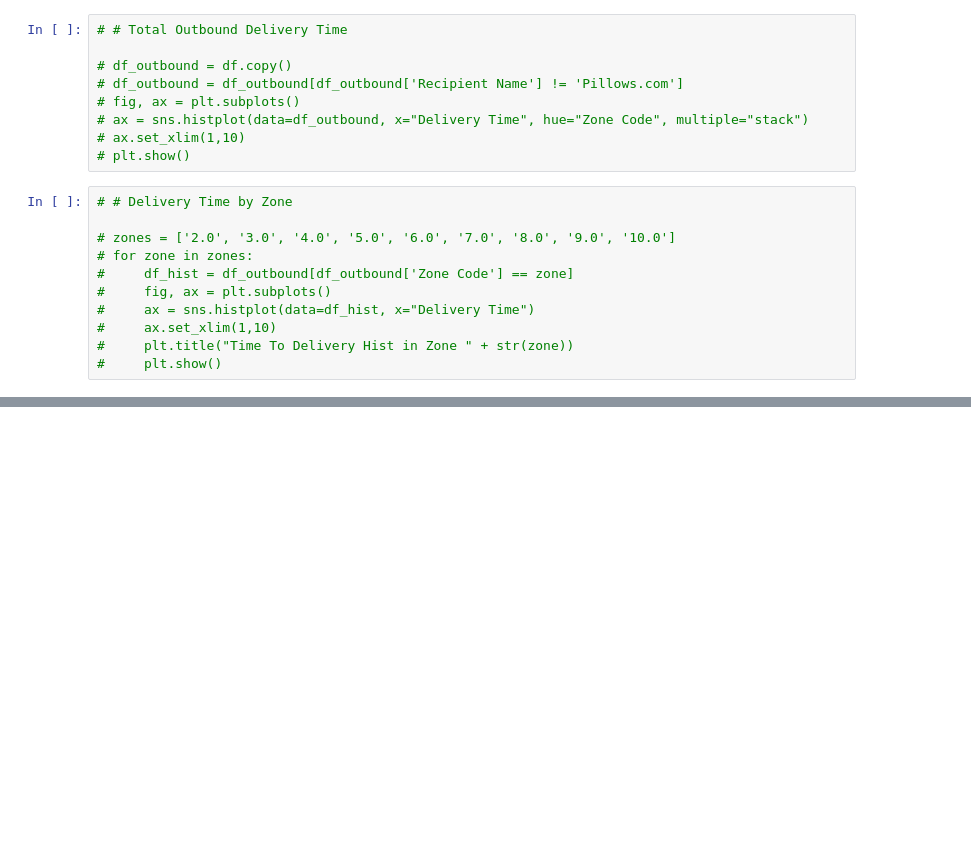
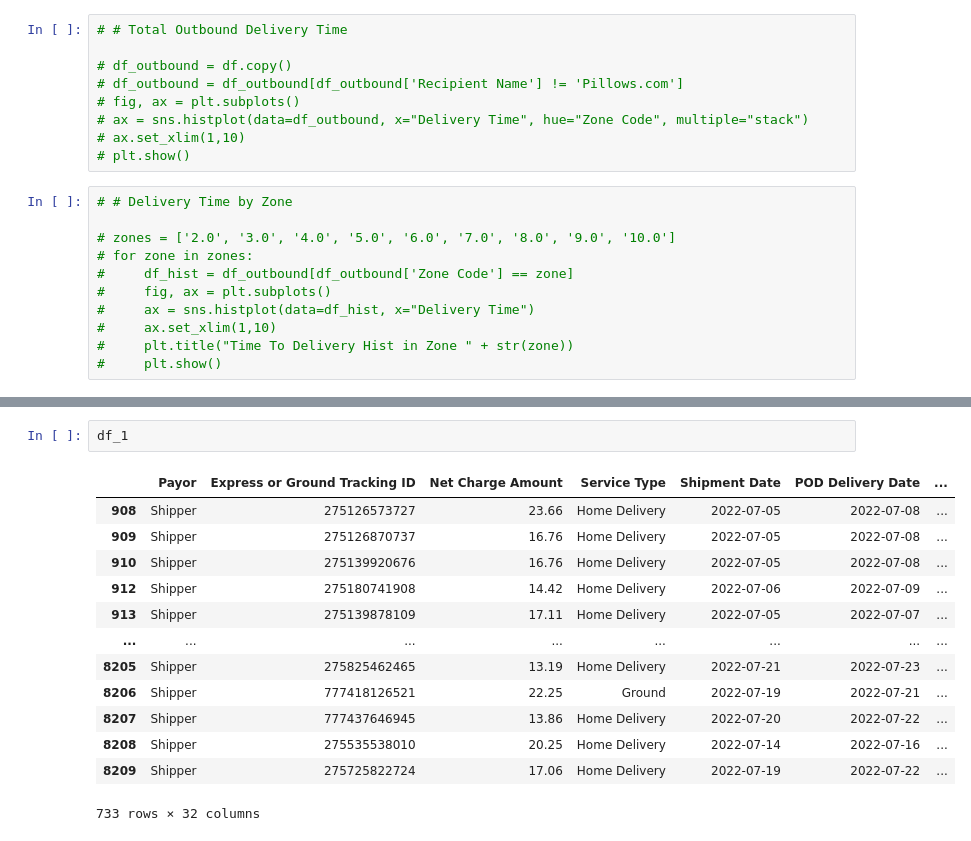
Before and after one commit to Evan-Archuleta/fedex_invoices, a Jupyter notebook: fedex_invoice_check.ipynb, the cells around one changed output, grey strips where cells are left out. Cells and saved outputs as stored; diff of their text form; blank space fills up the shorter version.

```diff
--- a/fedex_invoice_check.ipynb
+++ b/fedex_invoice_check.ipynb
@@ -256,0 +245,16 @@ plt.ylim(0, 75);
+# %%
+df_1
+# %% [output]
+|  | Payor | Express or Ground Tracking ID | Net Charge Amount | Service Type | Shipment Date | POD Delivery Date | ... |
+| 908 | Shipper | 275126573727 | 23.66 | Home Delivery | 2022-07-05 | 2022-07-08 | ... |
+| 909 | Shipper | 275126870737 | 16.76 | Home Delivery | 2022-07-05 | 2022-07-08 | ... |
+| 910 | Shipper | 275139920676 | 16.76 | Home Delivery | 2022-07-05 | 2022-07-08 | ... |
+| 912 | Shipper | 275180741908 | 14.42 | Home Delivery | 2022-07-06 | 2022-07-09 | ... |
+| 913 | Shipper | 275139878109 | 17.11 | Home Delivery | 2022-07-05 | 2022-07-07 | ... |
+| ... | ... | ... | ... | ... | ... | ... | ... |
+| 8205 | Shipper | 275825462465 | 13.19 | Home Delivery | 2022-07-21 | 2022-07-23 | ... |
+| 8206 | Shipper | 777418126521 | 22.25 | Ground | 2022-07-19 | 2022-07-21 | ... |
+| 8207 | Shipper | 777437646945 | 13.86 | Home Delivery | 2022-07-20 | 2022-07-22 | ... |
+| 8208 | Shipper | 275535538010 | 20.25 | Home Delivery | 2022-07-14 | 2022-07-16 | ... |
+| 8209 | Shipper | 275725822724 | 17.06 | Home Delivery | 2022-07-19 | 2022-07-22 | ... |
+733 rows × 32 columns
```
Also changed, not shown: parts of 23 cells of this notebook.
